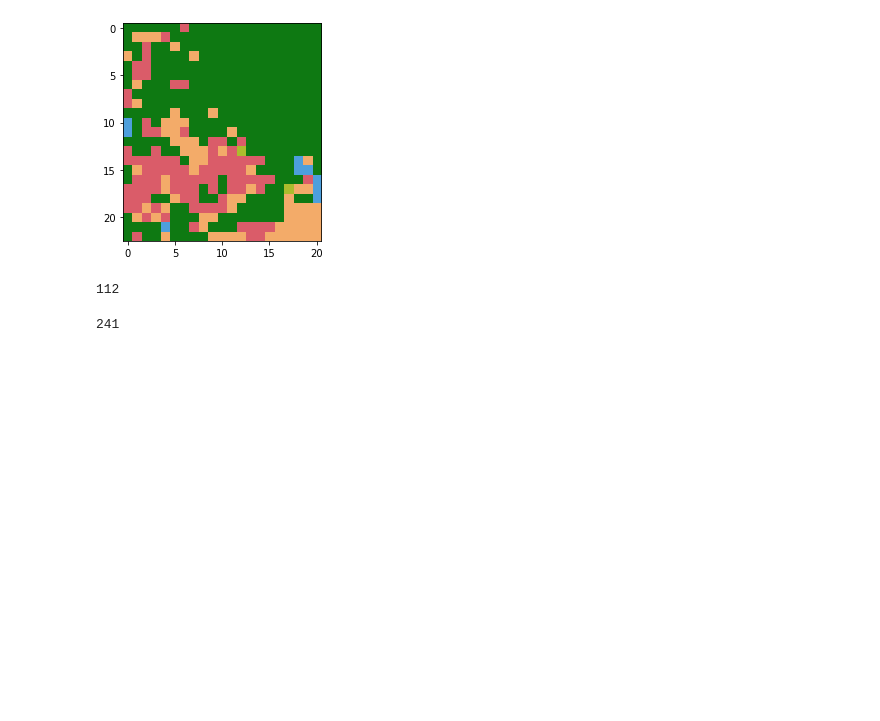
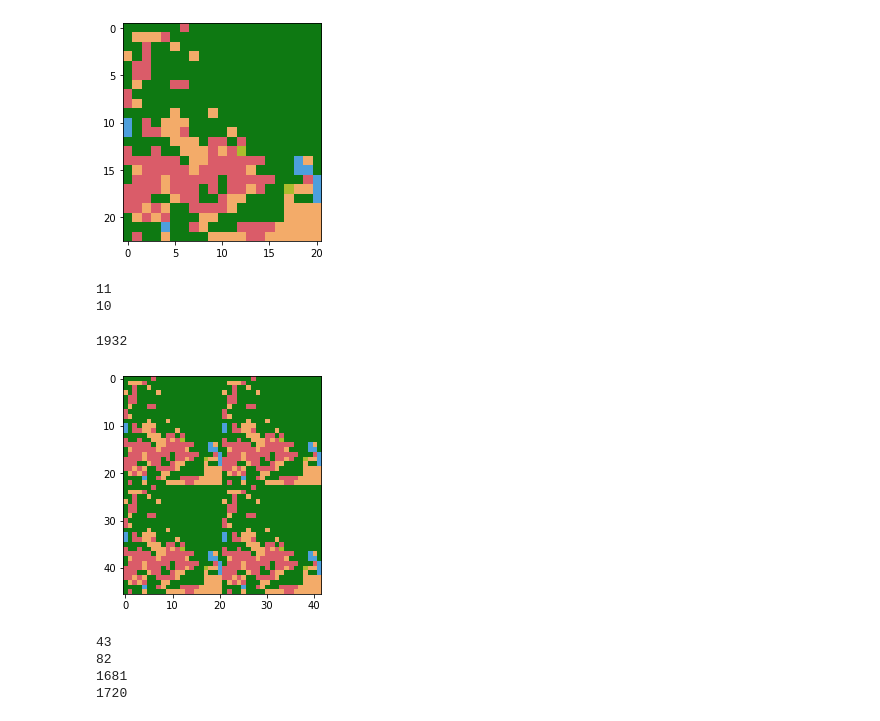
Before and after one commit to erinestafford/Bat_model, a Jupyter notebook: Australia data.ipynb, the cells around one changed output. Cells and saved outputs as stored; diff of their text form; code cells hidden in the pictures; blank space fills up the shorter version.

```diff
--- a/Australia data.ipynb
+++ b/Australia data.ipynb
@@ -70,6 +70,8 @@ plt.show()
 # %%
 xc = int(np.shape(classes)[0]/2)
 yc = int(np.shape(classes)[1]/2)
-classes[xc,yc]
+print(xc)
+print(yc)
 # %% [output]
-112
+11
+10
@@ -76,3 +82,27 @@ classes[xc,yc]
+# %%
+(23*2)*(21*2)
+# %% [output]
+1932
+# %%
+classes_multi =np.zeros((int(classes.shape[0]*2),int(classes.shape[1]*2)))
+classes_multi[:classes.shape[0], :classes.shape[1]]=classes
+classes_multi[classes.shape[0]:, :classes.shape[1]]=classes
+classes_multi[:classes.shape[0], classes.shape[1]:]=classes
+classes_multi[classes.shape[0]:, classes.shape[1]:]=classes
+# %%
+# make a 3d numpy array that has a color channel dimension
+data_3d = np.ndarray(shape=(classes_multi.shape[0], classes_multi.shape[1], 3), dtype=int)
+for i in range(classes_multi.shape[0]):
+    for j in range(classes_multi.shape[1]):
+        data_3d[i][j] = color_map[classes_multi[i][j]]
+
+# display the plot
+fig, ax = plt.subplots()
+ax.imshow(data_3d)
+
+plt.show()
+# %% [output]
+[figure, added]
 # %%
 # make patch network based on classification
 #LEVEL3_COLOUR_SCHEME = {
@@ -87,42 +117,42 @@ classes[xc,yc]
 patch_net = {}
 patch_names = []
 count = 0
-for i in range(classes.shape[0]):
-    for j in range(classes.shape[1]):
+for i in range(classes_multi.shape[0]):
+    for j in range(classes_multi.shape[1]):
         patch_net[count] ={}
         patch_net[count]['patch_center']= [i+0.5,j+0.5]
         patch_net[count]['Res']=np.array([0.5,0.5])
-        if classes[i][j]== 111: #"Cultivated terrestrial vegetation"
+        if classes_multi[i][j]== 111: #"Cultivated terrestrial vegetation"
             K = np.random.choice(np.arange(200,1000))
             patch_net[count]['carrying_capacity']= K*350
             patch_net[count]['init_resources']= np.random.choice(np.arange(350,K*350))
             patch_net[count]['resource_birth'] = np.random.choice(np.arange(0.05,0.1,0.001))
             patch_net[count]['Name'] = 'Orchard'
-        elif classes[i][j]== 112: #"Natural terrestrial vegetation"
+        elif classes_multi[i][j]== 112: #"Natural terrestrial vegetation"
             K = np.random.choice(np.arange(200,2000))
             patch_net[count]['carrying_capacity']= K*350
             patch_net[count]['init_resources']= np.random.choice(np.arange(350,K*350))
             patch_net[count]['resource_birth'] = np.random.choice(np.arange(0,0.1,0.001))
             patch_net[count]['Name'] = 'Forest'
-        elif classes[i][j]== 124: #"Natural aquatic vegetation"
+        elif classes_multi[i][j]== 124: #"Natural aquatic vegetation"
             K = np.random.choice(np.arange(200,3000))
             patch_net[count]['carrying_capacity']= K*350
             patch_net[count]['init_resources']= np.random.choice(np.arange(350,K*350))
             patch_net[count]['resource_birth'] = np.random.choice(np.arange(0,0.1,0.001))
             patch_net[count]['Name'] ='Water Body'
-        elif classes[i][j]== 215: #"Artificial surface"
+        elif classes_multi[i][j]== 215: #"Artificial surface"
             K = np.random.choice(np.arange(200,1000))
             patch_net[count]['carrying_capacity']= K*350
             patch_net[count]['init_resources']= np.random.choice(np.arange(350,K*350))
             patch_net[count]['resource_birth'] = np.random.choice(np.arange(0.1,0.5,0.001))
             patch_net[count]['Name'] ='Residential'
-        elif classes[i][j]== 216: #"Natural bare surface"
+        elif classes_multi[i][j]== 216: #"Natural bare surface"
             K = np.random.choice(np.arange(200,1000))
             patch_net[count]['carrying_capacity']= K*350
             patch_net[count]['init_resources']= np.random.choice(np.arange(350,K*350))
             patch_net[count]['resource_birth'] = np.random.choice(np.arange(0.1,0.5,0.001))
             patch_net[count]['Name'] ='Dump'
-        elif classes[i][j]== 220: #"Water"
+        elif classes_multi[i][j]== 220: #"Water"
             K = np.random.choice(np.arange(200,3000))
             patch_net[count]['carrying_capacity']= K*350
             patch_net[count]['init_resources']= np.random.choice(np.arange(350,K*350))
@@ -134,13 +164,16 @@ for i in range(classes.shape[0]):
             patch_net[count]['resource_birth'] = 0
             patch_net[count]['Res']=np.array([0,0])
 
-        if i == xc and j ==yc:
+        if [i,j] in pairs:
             patch_net[count]['Name'] ='Roost'
             print(count)
         patch_names.append(patch_net[count]['Name'])
         count = count + 1
 # %% [output]
-241
+43
+82
+1681
+1720
 # %%
 patch_net
 # %% [output]
```
Also changed, not shown: parts of 2 cells of this notebook, 7 other files.
